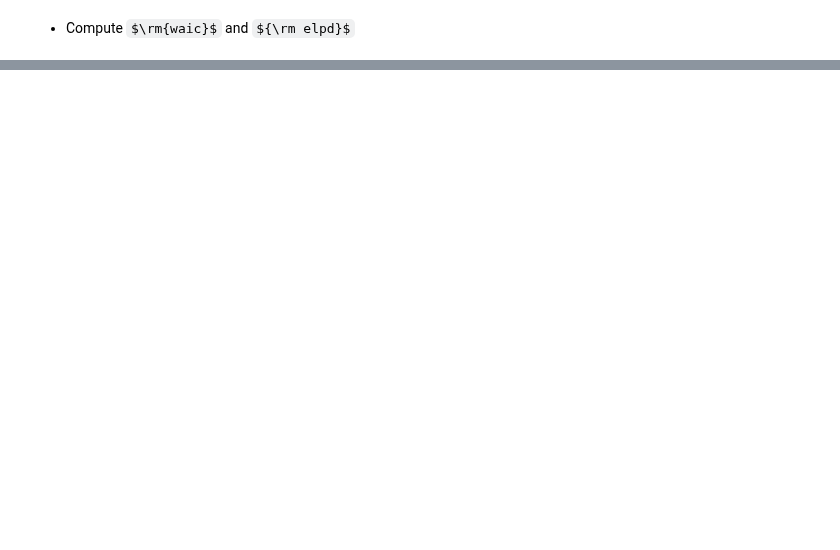
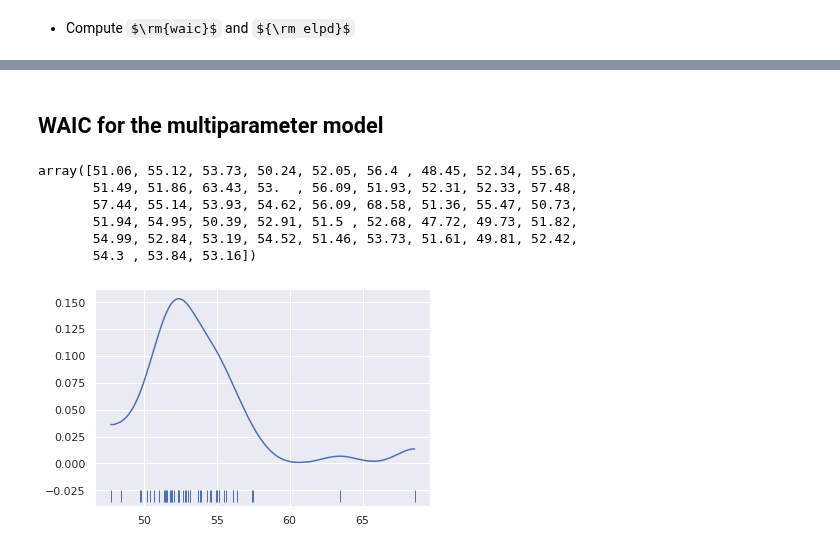
Before and after one commit to gcorani/bda, a Jupyter notebook: ex/ex08_waic.ipynb, the cells around one changed output, grey strips where cells are left out. Cells and saved outputs as stored; diff of their text form; code cells hidden in the pictures; some formulas as TeX source; blank space fills up the shorter version.

```diff
--- a/ex/ex08_waic.ipynb
+++ b/ex/ex08_waic.ipynb
@@ -134,0 +172,16 @@ elpd = (lppd - p_waic); elpd
+# %% [markdown]
+## WAIC for the multiparameter model
+# %%
+y = np.loadtxt(os.path.join("..", "data", "chemical_shifts.txt"))
+y
+# %% [output]
+array([51.06, 55.12, 53.73, 50.24, 52.05, 56.4 , 48.45, 52.34, 55.65,
+       51.49, 51.86, 63.43, 53.  , 56.09, 51.93, 52.31, 52.33, 57.48,
+       57.44, 55.14, 53.93, 54.62, 56.09, 68.58, 51.36, 55.47, 50.73,
+       51.94, 54.95, 50.39, 52.91, 51.5 , 52.68, 47.72, 49.73, 51.82,
+       54.99, 52.84, 53.19, 54.52, 51.46, 53.73, 51.61, 49.81, 52.42,
+       54.3 , 53.84, 53.16])
+# %%
+az.plot_kde(y, rug="True");
+# %% [output]
+[figure, added]
```
Also changed, not shown: parts of 38 cells of this notebook, 1 other file.
